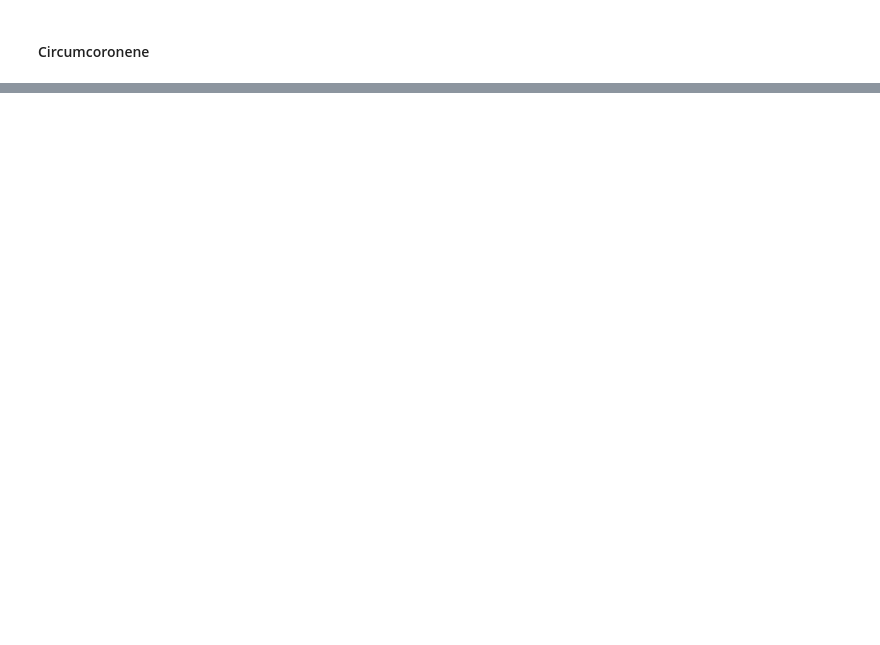
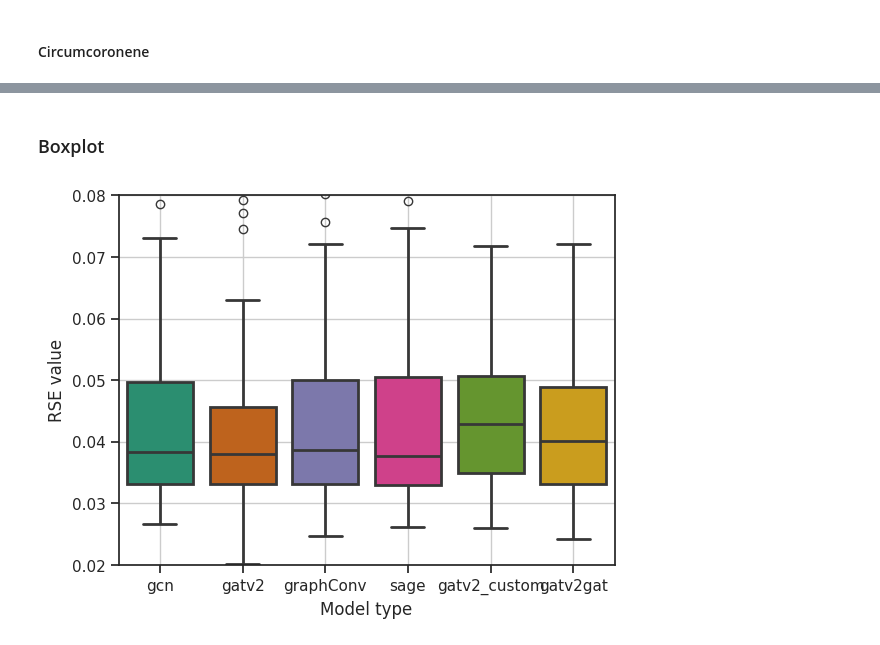
Before and after one commit to sam-j-hall/GNN-XAS-GO, a Jupyter notebook: XASNet/XASNet_predict.ipynb, the cells around one changed output, grey strips where cells are left out. Drawn from its saved outputs; the diff is of its cells as text; code cells hidden in the pictures; blank space fills up the shorter version.

```diff
--- a/XASNet/XASNet_predict.ipynb
+++ b/XASNet/XASNet_predict.ipynb
@@ -344,3 +342,20 @@ show(p)
 # %% [output]
 [interactive output not drawn]
 [interactive output not drawn]
+# %% [markdown]
+### Boxplot
+# %%
+cor_df = pd.read_pickle('./coronene_rse_values_sd1994.pkl')
+circ_df = pd.read_pickle('./circ_rse_values_sd1994.pkl')
+# %%
+sns.set_style('white')
+sns.set_context('notebook')
+sns.set_style('ticks')
+sns.boxplot(data=cor_df, palette='Dark2', linewidth=2)
+plt.grid()
+plt.ylim(0.02, 0.08)
+plt.ylabel('RSE value')
+plt.xlabel('Model type')
+plt.show()
+# %% [output]
+[figure, added]
```
Also changed, not shown: parts of 19 cells of this notebook, 3 other files.
